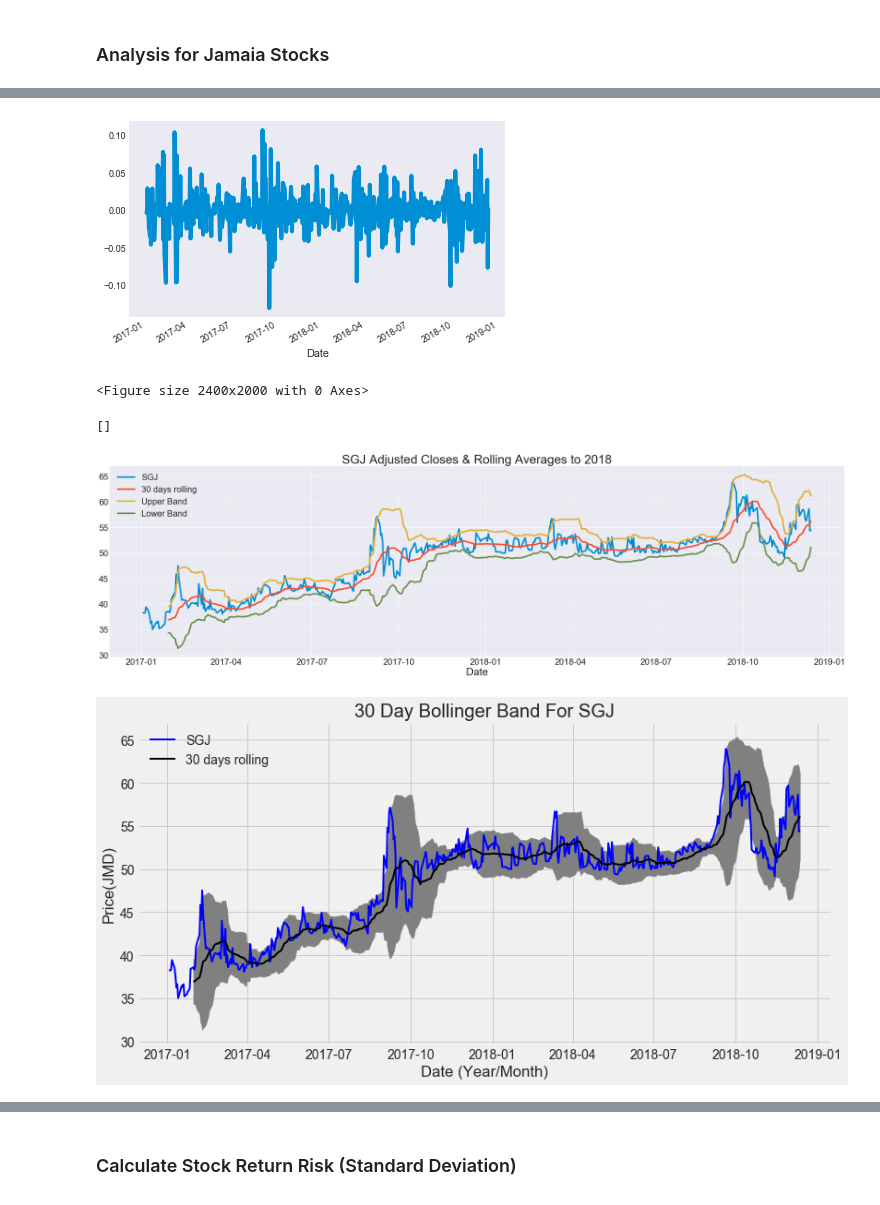
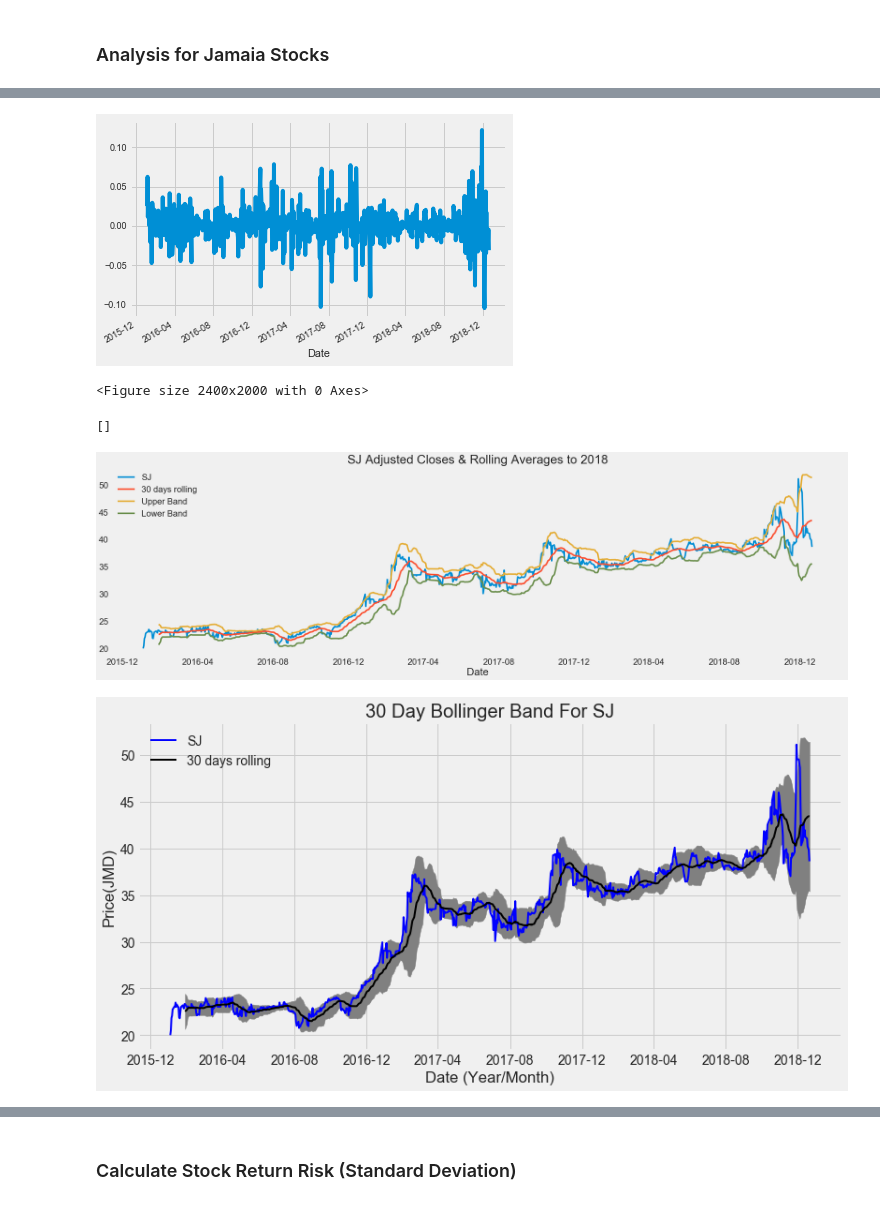
Before and after one commit to romwhyte/jsestockanalysis, a Jupyter notebook: stock analysis.ipynb, the cells around one changed output, grey strips where cells are left out. Drawn from its saved outputs; the diff is of its cells as text; code cells hidden in the pictures.

```diff
--- a/stock analysis.ipynb
+++ b/stock analysis.ipynb
@@ -403,7 +407,7 @@ Series([], Name: SCIJMD, dtype: float64)
 # %%
 #filter the data for the 01 January 2018 to 31 December, 2018
 
-startdate = '2017-01-01'
+startdate = '2016-01-01'
 enddate = '2018-12-31'
 
 stkframe=stkframe[startdate:enddate]
@@ -558,13 +561,13 @@ rate_return.head()
 # %%
 #Sample of rate of return
-sym = 'SGJ'
+sym = 'SJ'
 
 rate_return[sym].plot()
 plt.figure(figsize=(30,25), dpi=80, facecolor='w', edgecolor='k')
 plt.rcParams.update({'font.size': 10})
 plt.show()
 # %% [output]
-[figure, old version]
+[figure, new version]
 <Figure size 2400x2000 with 0 Axes>
 # %%
 
@@ -602,7 +605,7 @@ plt.title(sym+' Adjusted Closes & Rolling Averages to 2018')
 plt.plot()
 # %% [output]
 []
-[figure, old version]
+[figure, new version]
 # %%
 # set style, empty figure and axes
 plt.style.use('fivethirtyeight')
@@ -626,7 +629,7 @@ ax.set_ylabel('Price(JMD)')
 ax.legend()
 plt.show();
 # %% [output]
-[figure, old version]
+[figure, new version]
 # %%
 rate_return[sym].dropna().head(),rate_return[sym].tail()
 # %% [output]
```
Also changed, not shown: parts of 64 cells of this notebook, 3 other files.
